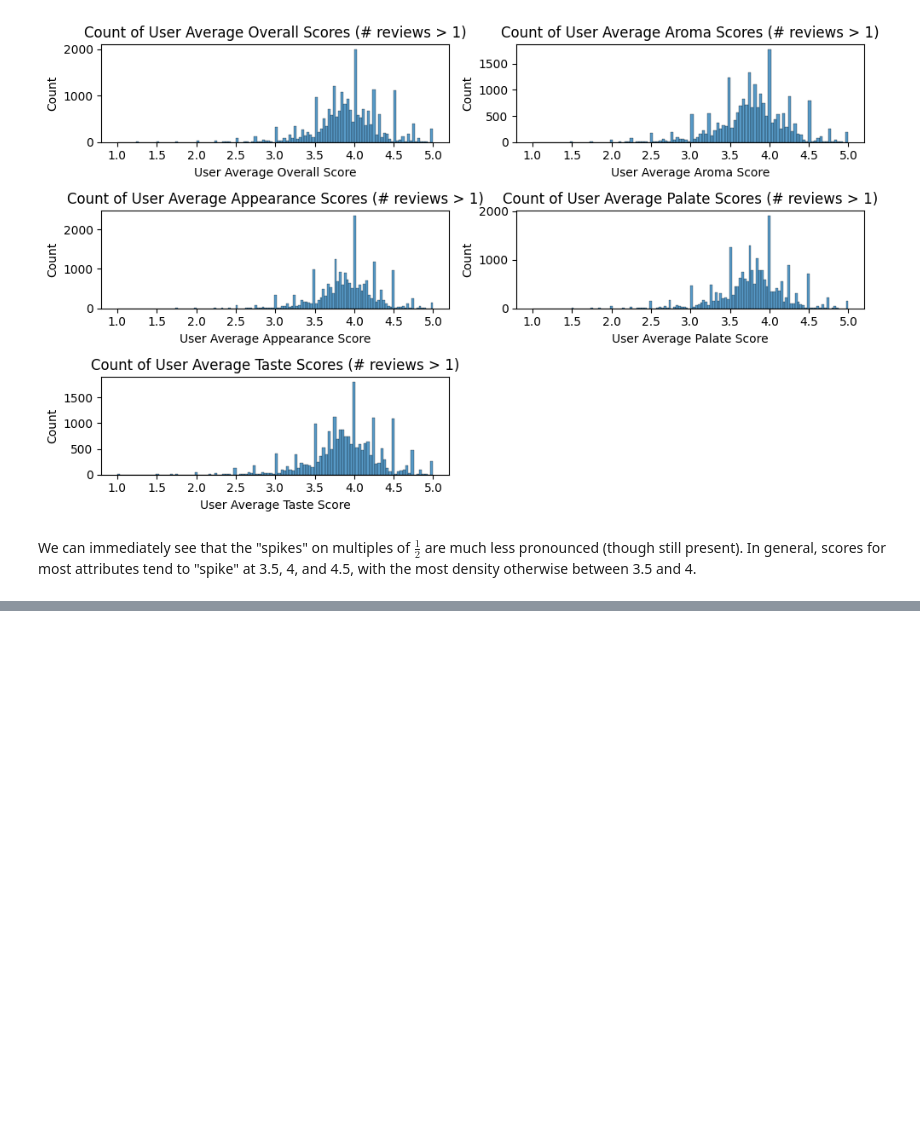
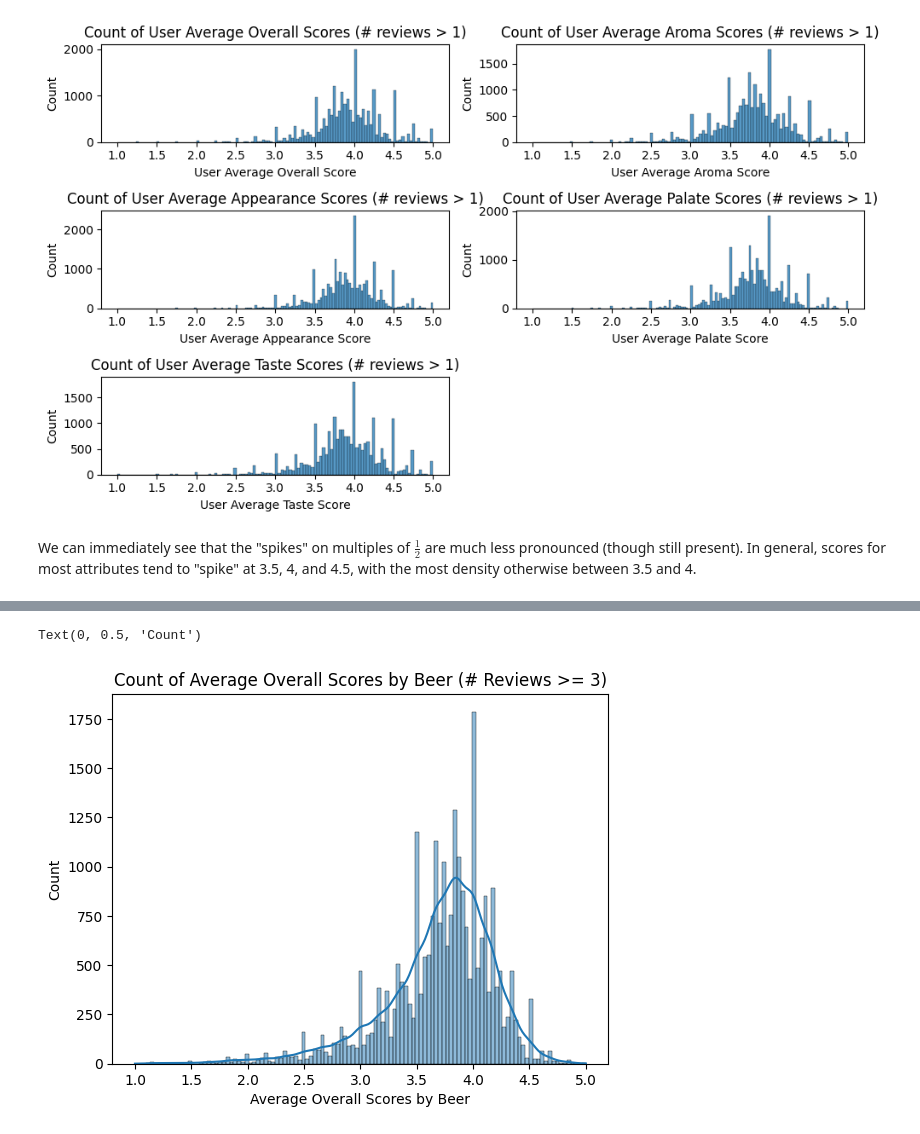
Before and after one commit to LucasLyons/Beer-Project, a Jupyter notebook: Beer Review Data Analysis.ipynb, the cells around one changed output, grey strips where cells are left out. Saved outputs shown, nothing was run; the diff lists cells and outputs as text; code cells hidden in the pictures; blank space fills up the shorter version.

```diff
--- a/Beer Review Data Analysis.ipynb
+++ b/Beer Review Data Analysis.ipynb
@@ -498,0 +569,10 @@ We can immediately see that the "spikes" on multiples of $\frac{1}{2}$ are much
+# %%
+#plot again but only include beers with at least three reviews
+p = sb.histplot(data=beer_types[beer_types['num_reviews'] >= 3], x='avg_overall', kde=True)
+#label
+p.title.set_text('Count of Average Overall Scores by Beer (# Reviews >= 3)')
+p.set_xlabel('Average Overall Scores by Beer')
+p.set_ylabel('Count')
+# %% [output]
+Text(0, 0.5, 'Count')
+[figure, added]
```
Also changed, not shown: parts of 30 cells of this notebook.
